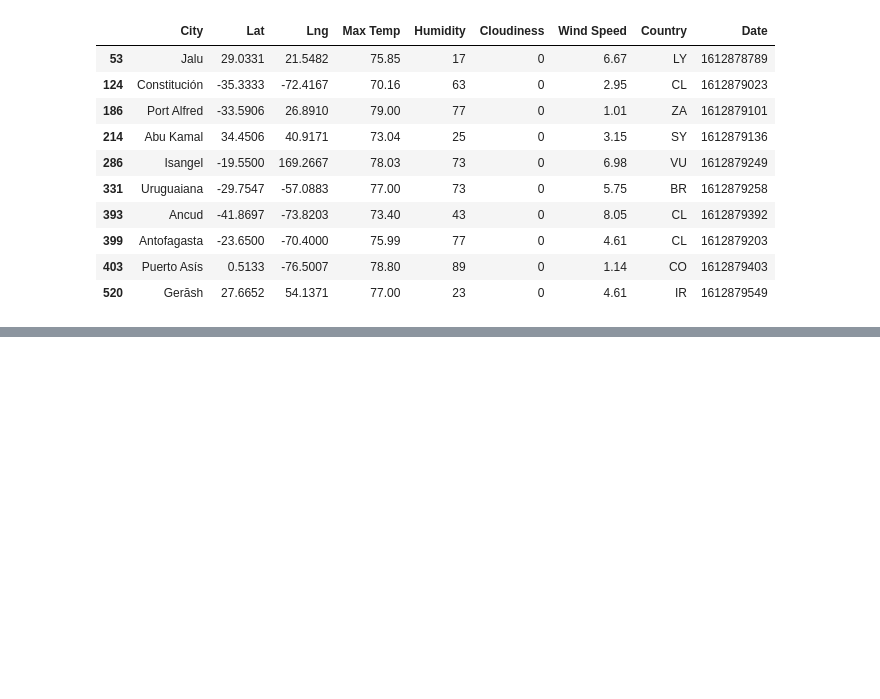
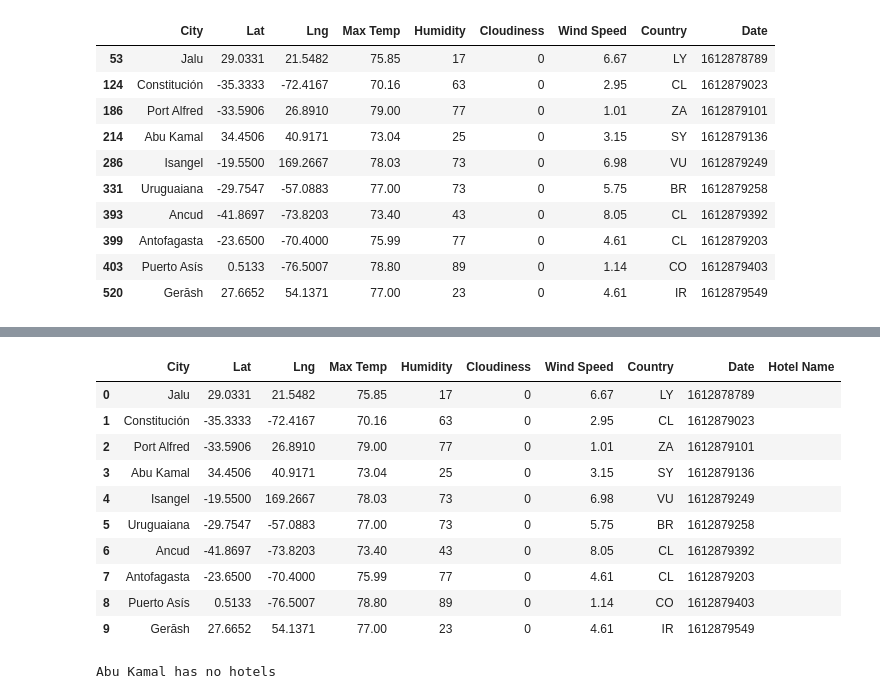
Before and after one commit to radioactivearm/python-api-challenge, a Jupyter notebook: VacationPy/VacationPy.ipynb, the cells around one changed output, grey strips where cells are left out. Cells and saved outputs as stored; diff of their text form; code cells hidden in the pictures; blank space fills up the shorter version.

Commit message:
finished heatmaps added hotels

```diff
--- a/VacationPy/VacationPy.ipynb
+++ b/VacationPy/VacationPy.ipynb
@@ -71,4 +72,7 @@ hotel_df
 | 399 | Antofagasta | -23.6500 | -70.4000 | 75.99 | 77 | 0 | 4.61 | CL | 1612879203 |
 | 403 | Puerto Asís | 0.5133 | -76.5007 | 78.80 | 89 | 0 | 1.14 | CO | 1612879403 |
 | 520 | Gerāsh | 27.6652 | 54.1371 | 77.00 | 23 | 0 | 4.61 | IR | 1612879549 |
+# %%
+# reseting index
+hotel_df = hotel_df.reset_index(drop=True)
 # %%
@@ -77,0 +92,16 @@ hotel_df['City'].count()
+# %%
+hotel_df['Hotel Name'] = ''
+# %%
+hotel_df
+# %% [output]
+|  | City | Lat | Lng | Max Temp | Humidity | Cloudiness | Wind Speed | Country | Date | Hotel Name |
+| 0 | Jalu | 29.0331 | 21.5482 | 75.85 | 17 | 0 | 6.67 | LY | 1612878789 |  |
+| 1 | Constitución | -35.3333 | -72.4167 | 70.16 | 63 | 0 | 2.95 | CL | 1612879023 |  |
+| 2 | Port Alfred | -33.5906 | 26.8910 | 79.00 | 77 | 0 | 1.01 | ZA | 1612879101 |  |
+| 3 | Abu Kamal | 34.4506 | 40.9171 | 73.04 | 25 | 0 | 3.15 | SY | 1612879136 |  |
+| 4 | Isangel | -19.5500 | 169.2667 | 78.03 | 73 | 0 | 6.98 | VU | 1612879249 |  |
+| 5 | Uruguaiana | -29.7547 | -57.0883 | 77.00 | 73 | 0 | 5.75 | BR | 1612879258 |  |
+| 6 | Ancud | -41.8697 | -73.8203 | 73.40 | 43 | 0 | 8.05 | CL | 1612879392 |  |
+| 7 | Antofagasta | -23.6500 | -70.4000 | 75.99 | 77 | 0 | 4.61 | CL | 1612879203 |  |
+| 8 | Puerto Asís | 0.5133 | -76.5007 | 78.80 | 89 | 0 | 1.14 | CO | 1612879403 |  |
+| 9 | Gerāsh | 27.6652 | 54.1371 | 77.00 | 23 | 0 | 4.61 | IR | 1612879549 |  |
@@ -77,0 +113,22 @@ hotel_df['City'].count()
+# %%
+# running thru cities and requesting hotels
+for i in range(len(hotel_df['Lat'])):
+    # recording cities lat and lng
+    lat = hotel_df['Lat'][i]
+    lng = hotel_df['Lng'][i]
+
+    # making new url for city
+    new_url = f'{url}key={gkey}&radius={radius}&keyword={keyword}&location={lat},{lng}'
+
+    # making request for hotels in that city
+    response = requests.get(new_url)
+    # jsonifying response
+    response_json = response.json()
+
+    # trying to get hotel name
+    try:
+        hotel_df.iloc[i,9] = response_json['results'][0]['name']
+    except:
+        print(f'{hotel_df["City"][i]} has no hotels')
+# %% [output]
+Abu Kamal has no hotels
```
Also changed, not shown: parts of 7 cells of this notebook, 2 other files.
